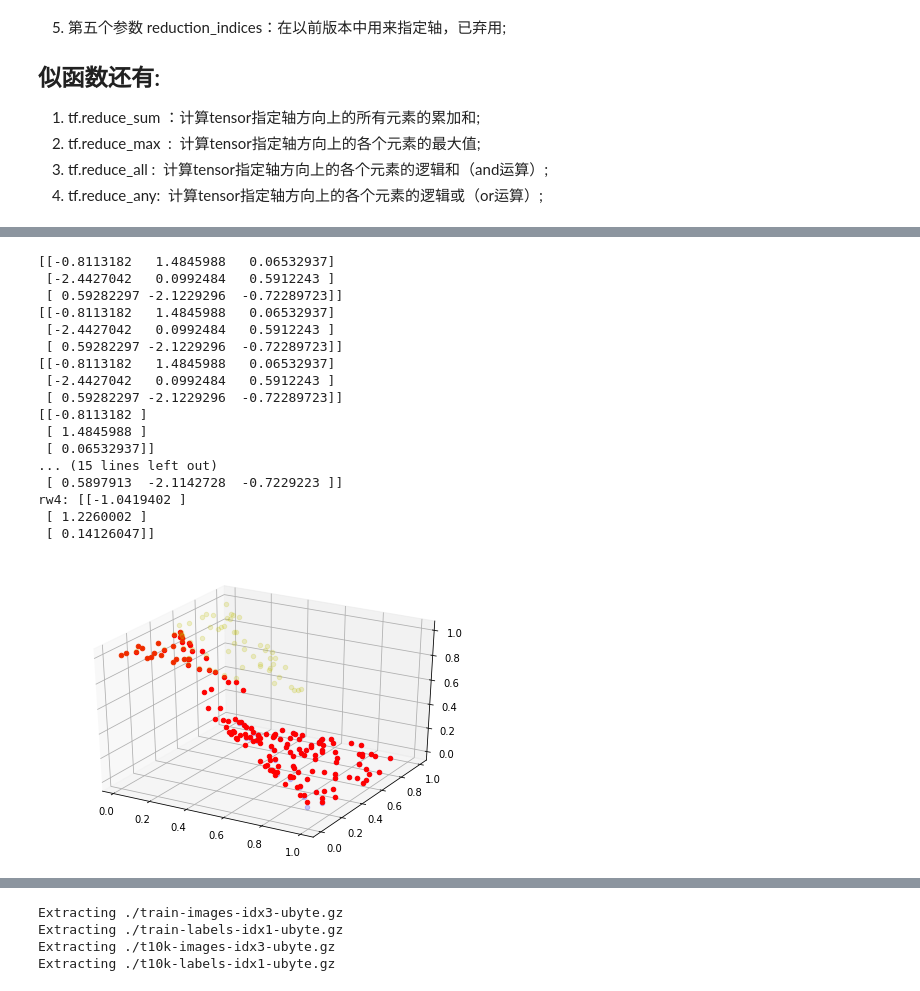
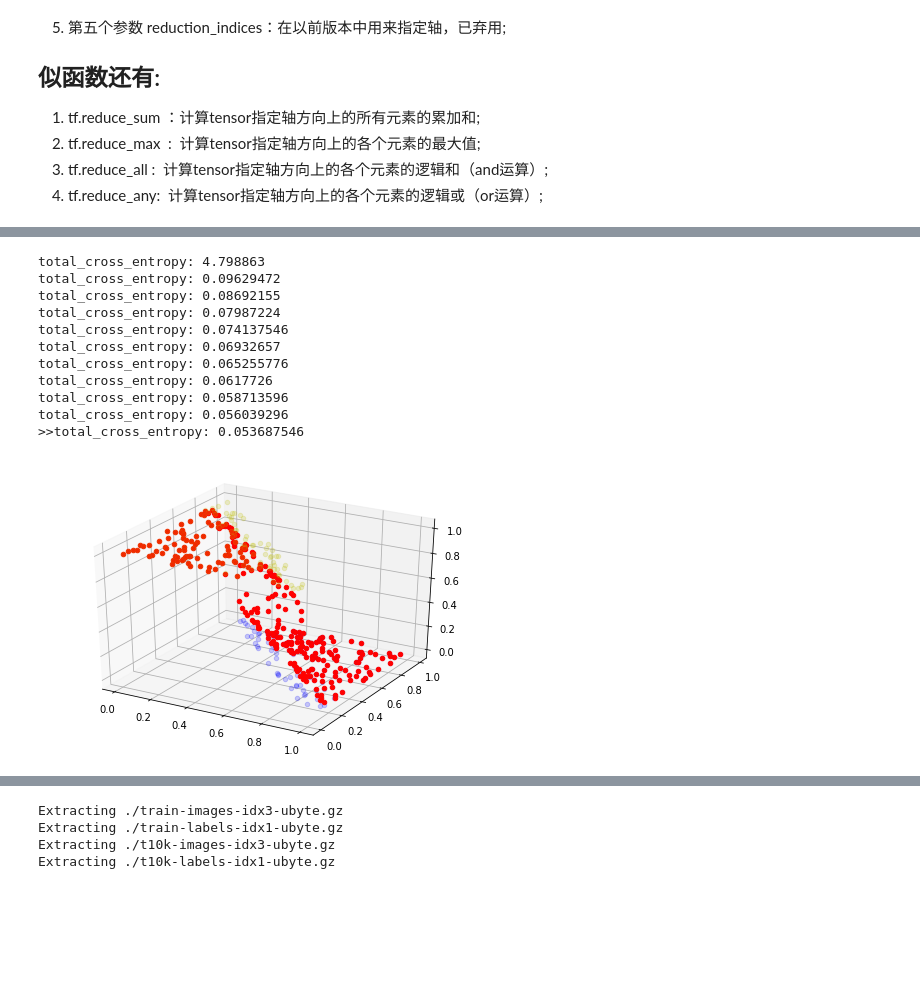
Before and after one commit to liucw2012/leostudy, a Jupyter notebook: Leotensorflow.ipynb, the cells around one changed output, grey strips where cells are left out. Cells and saved outputs as stored; diff of their text form; code cells hidden in the pictures; blank space fills up the shorter version.

```diff
--- a/Leotensorflow.ipynb
+++ b/Leotensorflow.ipynb
@@ -0,0 +41,12 @@
+# %%
+import tensorflow as tf
+import numpy as np
+
+logits = [[1,1],[1,1]]
+labels = [[1,1],[1,1]]
+logits = tf.cast(logits,tf.float32)
+labels = tf.cast(labels,tf.float32)
+loss = tf.nn.softmax_cross_entropy_with_logits(logits=logits, labels=labels,name='cross-entropy')
+mean = tf.reduce_mean(loss)
+with tf.Session() as sess:
+    print("loss:",sess.run([loss,mean]))
@@ -537,8 +679,13 @@ y=tf.sigmoid(y,name="sigmoid")
 ## L2 regularizer 还没试过
 ##loss= tf.reduce mean(tf.square(y - y)) + tf .contrib . layers .12 regularizer (lambda) (w)
 #cross_entropy= -tf.reduce_mean( y_ * tf.log(tf.clip_by_value(y, 1e-10, 1.0)) + (1-y_)*tf.log(tf.clip_by_value(1-y, 1e-10, 1.0)),name='reduce_mean')
-cross_entropy = tf.reduce_mean(y_ * tf.log(tf.clip_by_value(y, 1e-10, 1.0)) + (1-y_)*tf.log(tf.clip_by_value(1-y, 1e-10, 1.0)) + tf.contrib.layers.12regularizer (lambda) (w)
-
+lambda1 = 0.001
+L2w1 = tf.contrib.layers.l2_regularizer(lambda1)(w1)
+L2w2 = tf.contrib.layers.l2_regularizer(lambda1)(w2)
+L2w3 = tf.contrib.layers.l2_regularizer(lambda1)(w3)
+L2w4 = tf.contrib.layers.l2_regularizer(lambda1)(w4)
+cross_entropy = -tf.reduce_mean(y_ * tf.log(tf.clip_by_value(y, 1e-10, 1.0)) + (1-y_)*tf.log(tf.clip_by_value(1-y, 1e-10, 1.0)),name='reduce_mean')## + tf.contrib.layers.12regularizer(0.3)(w)
+loss = cross_entropy + L2w1 + L2w2 + L2w3 + L2w4
 
 #learning rate=tf.train.exponential_decay(0.1, global_step, 100, 0.96, staircase=True)
 # got 0.073
@@ -546,11 +693,11 @@ cross_entropy = tf.reduce_mean(y_ * tf.log(tf.clip_by_value(y, 1e-10, 1.0)) + (1
 # got 0.074
 #train_step = tf.train.GradientDescentOptimizer(0.0001).minimize(cross_entropy)
 # got 0.016
-train_step = tf.train.MomentumOptimizer(0.0001,0.9).minimize(cross_entropy)
+train_step = tf.train.MomentumOptimizer(0.0001,0.9).minimize(loss)#cross_entropy)
 
 #开始造数据
 rdm = RandomState(1)
-dataset_size = 160
+dataset_size = 300
 X = rdm.rand(dataset_size, 3)
 #xi[2] == 1
 #(x1, x2, 1)[[w11, w12, w13],[w21, w22, w23],
@@ -564,11 +711,7 @@ with tf.Session() as sess:
     init_op = tf.global_variables_initializer()
     sess.run(init_op)
     #before Trainning
-    print(sess.run(w1))
-    print(sess.run(w2))
-    print(sess.run(w3))
-    print(sess.run(w4))
-    STEPS = 5000
+    STEPS = 10000
     for i in range (STEPS):
         start = (i * batch_size) % dataset_size
         end   =  min (start+batch_size , dataset_size )
@@ -579,53 +722,42 @@ with tf.Session() as sess:
             print("total_cross_entropy:",total_cross_entropy)
 
     total_cross_entropy = sess.run( cross_entropy, feed_dict={x: X, y_ : Y})
     print(">>total_cross_entropy:",total_cross_entropy)
     rw1 = sess.run(w1)
     rw2 = sess.run(w2)
     rw3 = sess.run(w3)
     rw4 = sess.run(w4)
 
     for ii in range(0, dataset_size):
         if Y[ii][0] > 0 :
             ax.scatter(X[ii][0], X[ii][1], Y[ii], alpha=0.2, color='y')
         else:
             ax.scatter(X[ii][0], X[ii][1], Y[ii], alpha=0.2, color='b')
 
-    print("=======draw=======")
-    print("rw1:",rw1)
-    print("rw2:",rw2)
-    print("rw3:",rw3)
-    print("rw4:",rw4)
 
     ra = np.matmul(X, rw1)
     ryh = np.matmul(ra, rw2)
     ryh2 = np.matmul(ryh, rw3)
     ry = np.matmul(ryh2, rw4)
 
     for ii in range(0, dataset_size):
         #print("sigmoid(ry[i])",Y[i],sigmoid(ry[i]),X[i][0], X[i][1], ra[i])
         ax.scatter(X[ii][0], X[ii][1], sigmoid(ry[ii]), alpha=1, color='r')
 
     plt.show()
     #tensorboard --logdir="my_graph"
     writer = tf.summary.FileWriter('./my_graph', sess.graph)#创建并启动summary.FileWriter对象，接收两个参数，一是数据流图磁盘存放路径；二是Session对象graph属性。
     writer.close()
 # %% [output]
-[[-0.8113182   1.4845988   0.06532937]
- [-2.4427042   0.0992484   0.5912243 ]
- [ 0.59282297 -2.1229296  -0.72289723]]
-[[-0.8113182   1.4845988   0.06532937]
- [-2.4427042   0.0992484   0.5912243 ]
- [ 0.59282297 -2.1229296  -0.72289723]]
-[[-0.8113182   1.4845988   0.06532937]
- [-2.4427042   0.0992484   0.5912243 ]
- [ 0.59282297 -2.1229296  -0.72289723]]
-[[-0.8113182 ]
- [ 1.4845988 ]
- [ 0.06532937]]
-... (15 lines left out)
- [ 0.5897913  -2.1142728  -0.7229223 ]]
-rw4: [[-1.0419402 ]
- [ 1.2260002 ]
- [ 0.14126047]]
+total_cross_entropy: 4.798863
+total_cross_entropy: 0.09629472
+total_cross_entropy: 0.08692155
+total_cross_entropy: 0.07987224
+total_cross_entropy: 0.074137546
+total_cross_entropy: 0.06932657
+total_cross_entropy: 0.065255776
+total_cross_entropy: 0.0617726
+total_cross_entropy: 0.058713596
+total_cross_entropy: 0.056039296
+>>total_cross_entropy: 0.053687546
-[figure, old version]
+[figure, new version]
```
Also changed, not shown: parts of 13 cells of this notebook, 8 other files.
